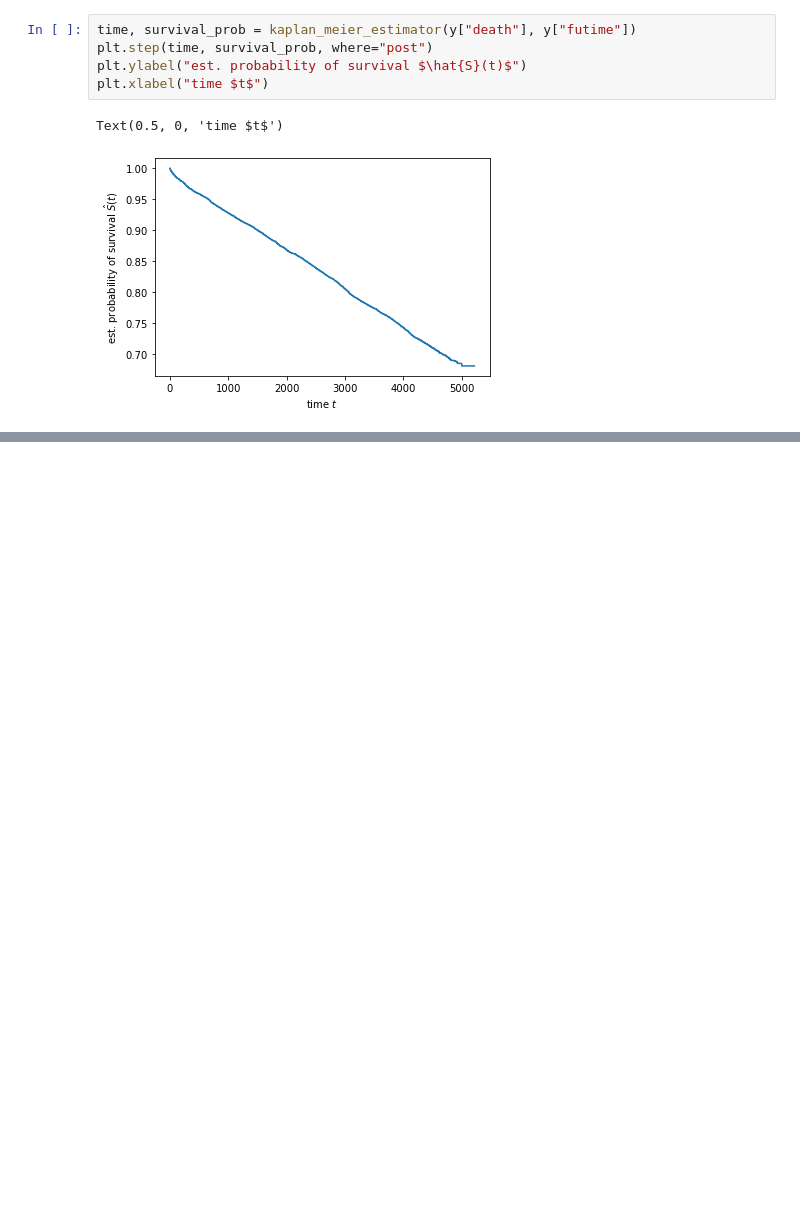
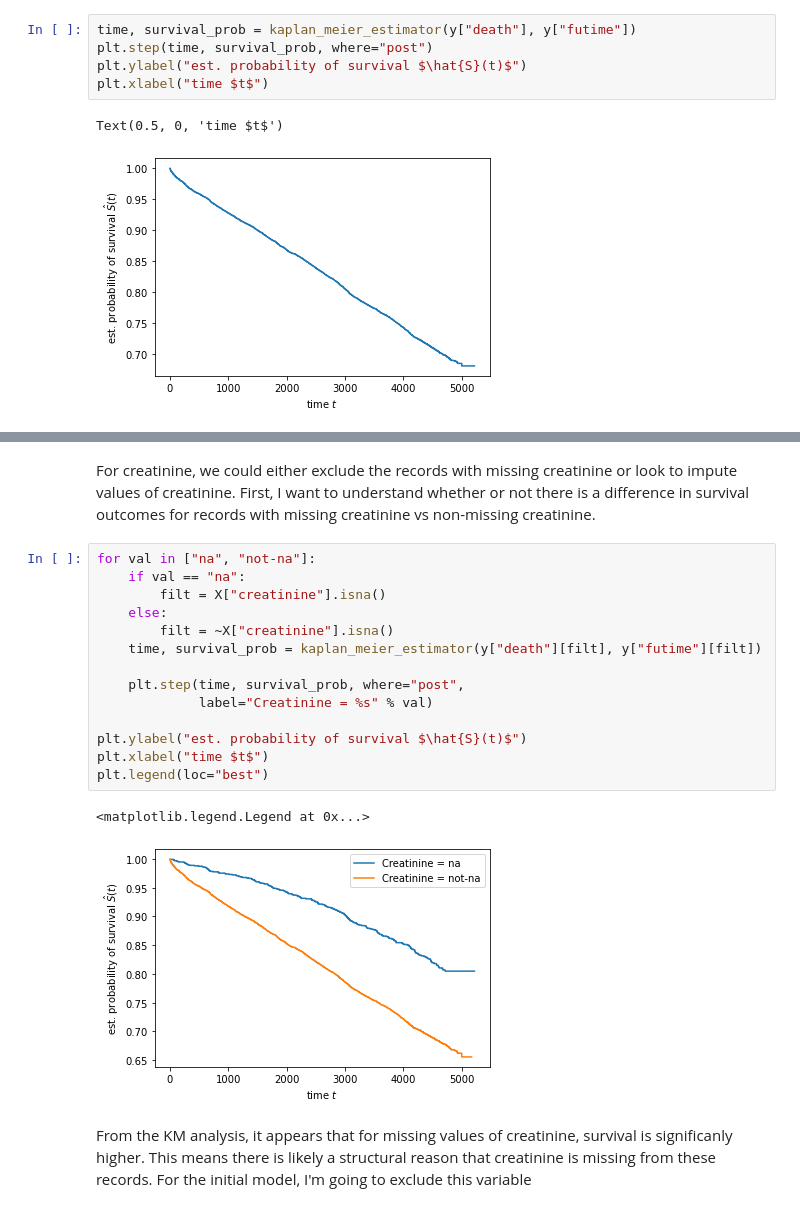
Before and after one commit to tom-farmer/survival-analysis, a Jupyter notebook: notebooks/survival-exploration.ipynb, the cells around one changed output, grey strips where cells are left out. Saved outputs shown, nothing was run; the diff lists cells and outputs as text; blank space fills up the shorter version.

```diff
--- a/notebooks/survival-exploration.ipynb
+++ b/notebooks/survival-exploration.ipynb
@@ -39,0 +73,21 @@ array([ True,  True,  True,  True,  True])
+# %% [markdown]
+For creatinine, we could either exclude the records with missing creatinine or look to impute values of creatinine.  First, I want to understand whether or not there is a difference in survival outcomes for records with missing creatinine vs non-missing creatinine.
+# %%
+for val in ["na", "not-na"]:
+    if val == "na":
+        filt = X["creatinine"].isna()
+    else:
+        filt = ~X["creatinine"].isna()
+    time, survival_prob = kaplan_meier_estimator(y["death"][filt], y["futime"][filt])
+
+    plt.step(time, survival_prob, where="post",
+             label="Creatinine = %s" % val)
+
+plt.ylabel("est. probability of survival $\hat{S}(t)$")
+plt.xlabel("time $t$")
+plt.legend(loc="best")
+# %% [output]
+<matplotlib.legend.Legend at 0x...>
+[figure, added]
+# %% [markdown]
+From the KM analysis, it appears that for missing values of creatinine, survival is significanly higher. This means there is likely a structural reason that creatinine is missing from these records.  For the initial model, I'm going to exclude this variable
```
Also changed, not shown: parts of 14 cells of this notebook.
